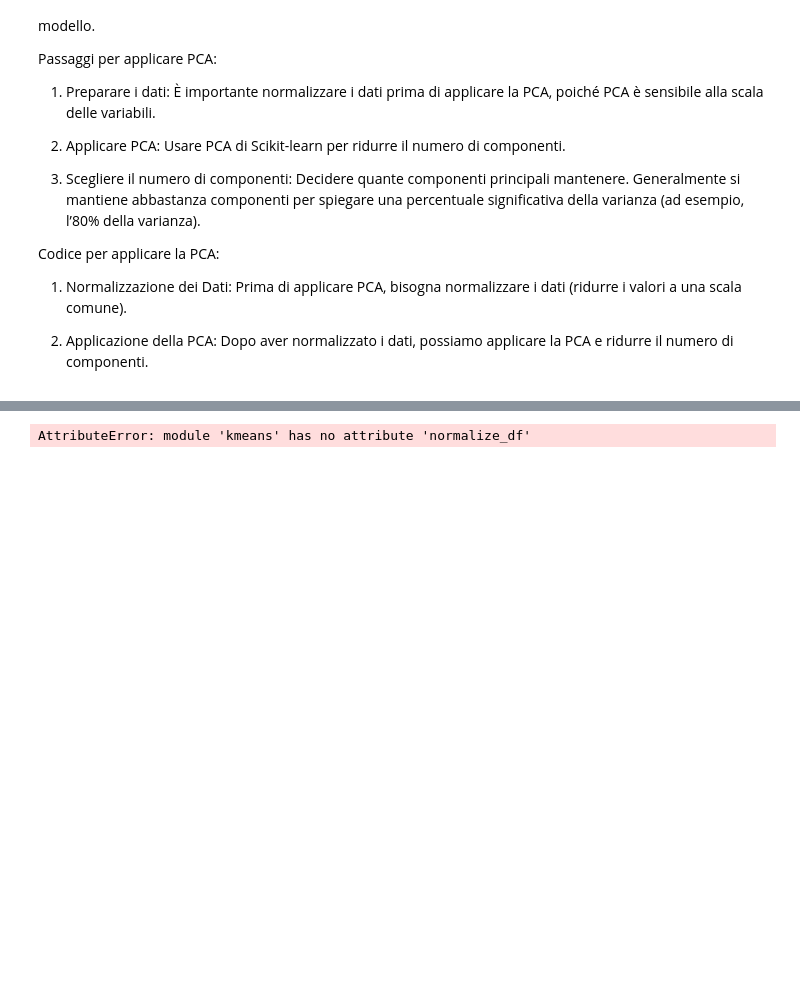
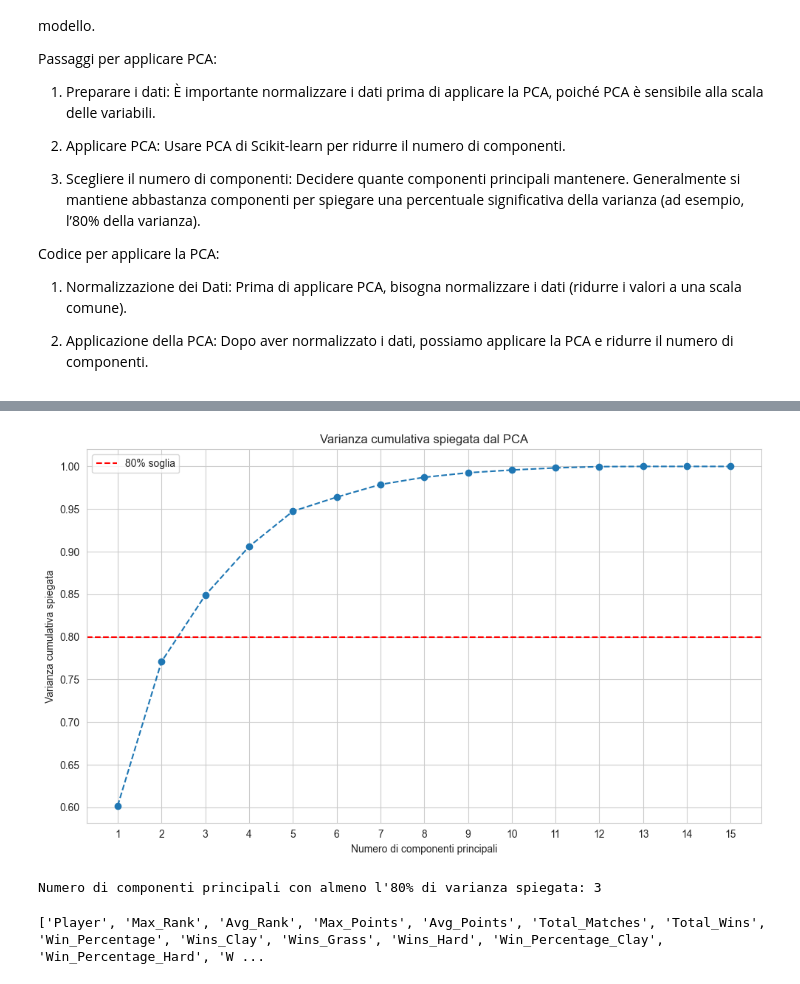
Before and after one commit to enricopierga/DataScience_2024-2025_Projects, a Jupyter notebook: Clustering/final.ipynb, the cells around one changed output, grey strips where cells are left out. Saved outputs shown, nothing was run; the diff lists cells and outputs as text; code cells hidden in the pictures; blank space fills up the shorter version.

```diff
--- a/Clustering/final.ipynb
+++ b/Clustering/final.ipynb
@@ -644,5 +622,46 @@ import kmeans
-# %%
-df_player_stats_std = KMeans.normalize_df(player_summary.drop(columns=["Player"]))
-KMeans.plot_variance_ratio(df_player_stats_std)
-# %% [output]
-AttributeError: module 'kmeans' has no attribute 'normalize_df'
+# %%
+# CON TUTTE LE FEATURE
+
+from sklearn.preprocessing import StandardScaler
+from sklearn.decomposition import PCA
+import matplotlib.pyplot as plt
+import pandas as pd
+
+features = ['Max_Rank', 'Avg_Rank', 'Max_Points', 'Avg_Points', 'Total_Matches', 'Total_Wins', 'Win_Percentage', 'Wins_Clay', 'Wins_Grass', 'Wins_Hard', 'Win_Percentage_Clay', 'Win_Percentage_Hard', 'Win_Percentage_Grass', 'Grand_Slam_Wins', 'Masters_1000_Wins']
+df_player_stats = player_summary[features]
+
+# 1. Normalizzazione del DataFrame
+scaler = StandardScaler()
+df_player_stats_std = scaler.fit_transform(df_player_stats)
+
+# 2. PCA per analizzare la varianza spiegata
+pca = PCA()
+pca.fit(df_player_stats_std)
+
+# Calcolo della varianza cumulativa
+explained_variance_ratio = pca.explained_variance_ratio_
+cumulative_variance_ratio = explained_variance_ratio.cumsum()
+
+# 3. Visualizzare la varianza cumulativa
+plt.figure(figsize=(10, 6))
+plt.plot(range(1, len(cumulative_variance_ratio) + 1), cumulative_variance_ratio, marker='o', linestyle='--')
+plt.axhline(y=0.8, color='r', linestyle='--', label="80% soglia")
+plt.title('Varianza cumulativa spiegata dal PCA')
+plt.xlabel('Numero di componenti principali')
+plt.ylabel('Varianza cumulativa spiegata')
+plt.xticks(range(1, len(cumulative_variance_ratio) + 1))
+plt.legend()
+plt.tight_layout()
+plt.show()
+
+# 4. Selezione del numero di componenti principali per 80% di informazione
+n_components = next(i for i, v in enumerate(cumulative_variance_ratio) if v >= 0.8) + 1
+print(f"Numero di componenti principali con almeno l'80% di varianza spiegata: {n_components}")
+# %% [output]
+[figure, added]
+Numero di componenti principali con almeno l'80% di varianza spiegata: 3
+# %%
+# Stampa dei nomi di tutte le colonne
+print(player_summary.columns.tolist())
+# %% [output]
+['Player', 'Max_Rank', 'Avg_Rank', 'Max_Points', 'Avg_Points', 'Total_Matches', 'Total_Wins', 'Win_Percentage', 'Wins_Clay', 'Wins_Grass', 'Wins_Hard', 'Win_Percentage_Clay', 'Win_Percentage_Hard', 'W ...
```
Also changed, not shown: parts of 8 cells of this notebook.
